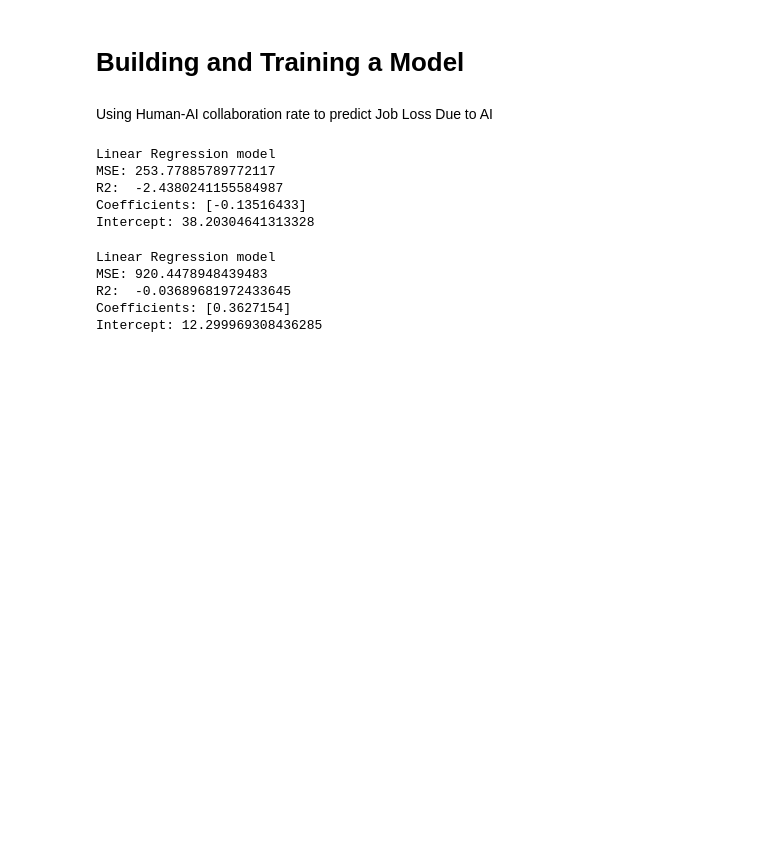
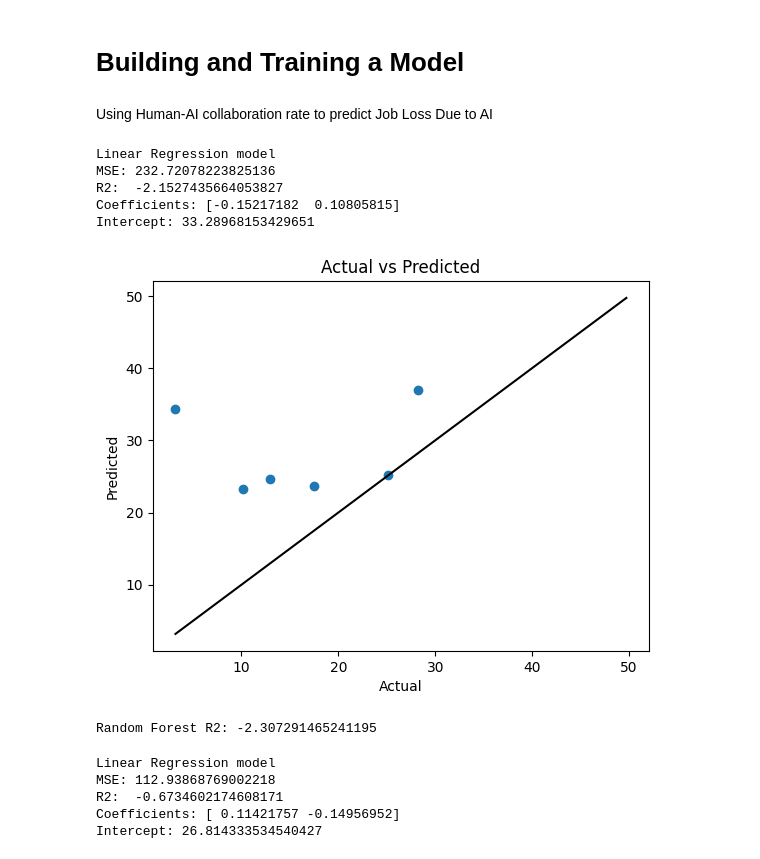
Before and after one commit to SaanvikaVanga/FTI-DSRP-AI_Impact_Research, a Jupyter notebook: Code_For_AI_Impact_Research.ipynb, the cells around one changed output. Cells and saved outputs as stored; diff of their text form; code cells hidden in the pictures; blank space fills up the shorter version.

```diff
--- a/Code_For_AI_Impact_Research.ipynb
+++ b/Code_For_AI_Impact_Research.ipynb
@@ -386,7 +390,7 @@ from sklearn.metrics import mean_squared_error, r2_score
 # %% [markdown]
 Using Human-AI collaboration rate to predict Job Loss Due to AI
 # %%
-X = gaming_df[['AI Adoption Rate (%)']]
+X = gaming_df[['AI Adoption Rate (%)', 'Human-AI Collaboration Rate (%)']]
 y = gaming_df['Job Loss Due to AI (%)']
 
 X_train, X_test, y_train, y_test = train_test_split(X, y, test_size=0.2, random_state=42)
@@ -395,18 +399,34 @@ lin_reg_model.fit(X_train, y_train)
 y_pred = lin_reg_model.predict(X_test)
 print("Linear Regression model")
 print(f"MSE:", mean_squared_error( y_test, y_pred))
-print("R2: ",r2_score(y_test, y_pred))
+print("R2: ", r2_score(y_test, y_pred))
 print("Coefficients:", lin_reg_model.coef_)
 print("Intercept:",lin_reg_model.intercept_)
 print()
 # %% [output]
 Linear Regression model
-MSE: 253.77885789772117
-R2:  -2.4380241155584987
-Coefficients: [-0.13516433]
-Intercept: 38.20304641313328
+MSE: 232.72078223825136
+R2:  -2.1527435664053827
+Coefficients: [-0.15217182  0.10805815]
+Intercept: 33.28968153429651
+# %%
+plt.scatter(y_test, y_pred)
+plt.plot([y.min(), y.max()], [y.min(), y.max()], color='black')
+plt.xlabel('Actual')
+plt.ylabel('Predicted')
+plt.title('Actual vs Predicted')
+plt.show()
+# %% [output]
+[figure, added]
+# %%
+rf = RandomForestRegressor(n_estimators=200, random_state=42)
+rf.fit(X_train, y_train)
+rf_pred = rf.predict(X_test)
+print("\nRandom Forest R2:", r2_score(y_test, rf_pred))
+# %% [output]
+Random Forest R2: -2.307291465241195
 # %%
-y =  gaming_df['Revenue Increase Due to AI (%)']
+y =  gaming_df['Market Share of AI Companies (%)']
 
 X_train, X_test, y_train, y_test = train_test_split(X, y, test_size=0.2, random_state=42)
 lin_reg_model = LinearRegression()
@@ -419,7 +439,7 @@ print("Coefficients:", lin_reg_model.coef_)
 print("Intercept:",lin_reg_model.intercept_)
 # %% [output]
 Linear Regression model
-MSE: 920.4478948439483
-R2:  -0.03689681972433645
-Coefficients: [0.3627154]
-Intercept: 12.299969308436285
+MSE: 112.93868769002218
+R2:  -0.6734602174608171
+Coefficients: [ 0.11421757 -0.14956952]
+Intercept: 26.814333534540427
```
Also changed, not shown: parts of 21 cells of this notebook.
